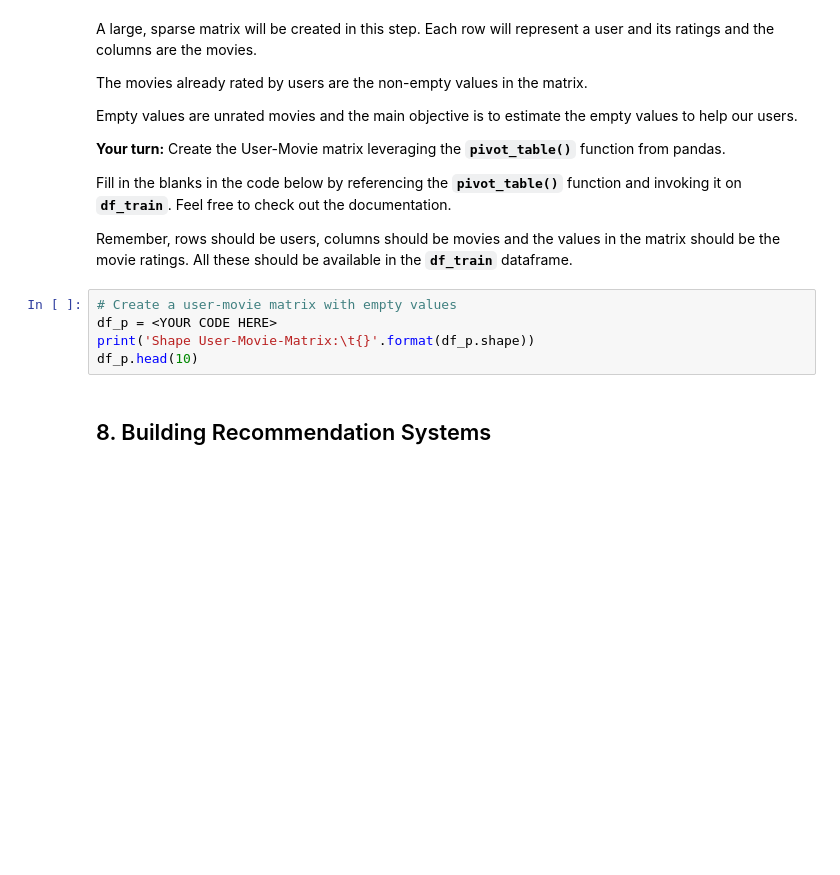
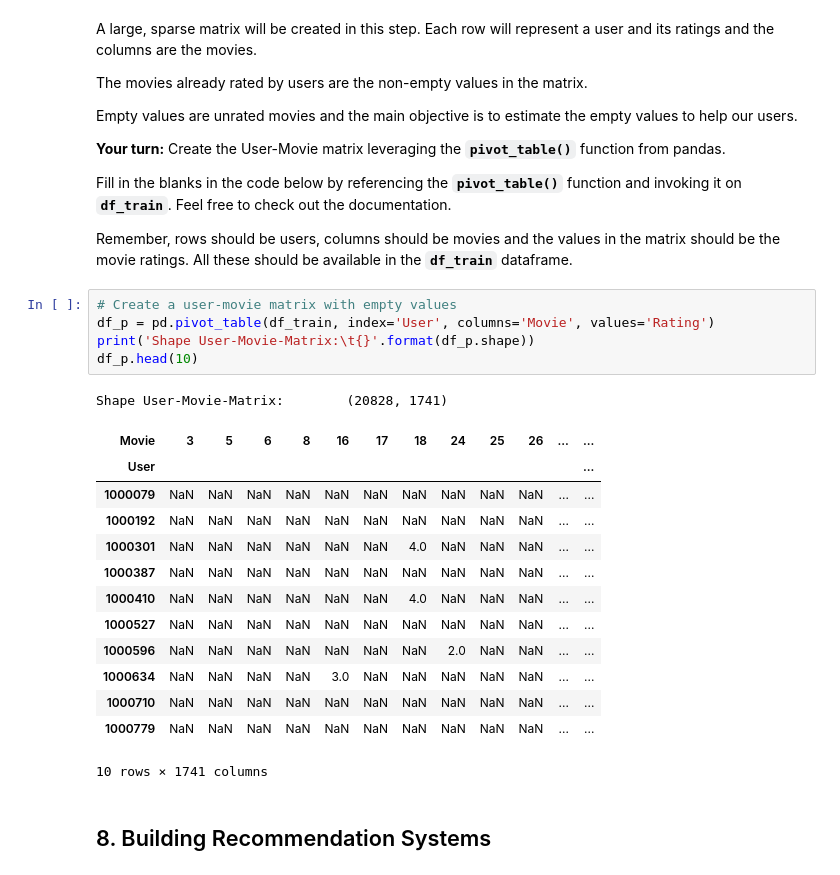
Before and after one commit to Scott-Gibson-Coding/Springboard-Mini-Projects, a Jupyter notebook: Mini-Projects/mec-17.4.1-recommendation-systems-mini-project/Mini_Project_Recommendation_Systems.ipynb, the cells around one changed output. Saved outputs shown, nothing was run; the diff lists cells and outputs as text; blank space fills up the shorter version.

```diff
--- a/Mini-Projects/mec-17.4.1-recommendation-systems-mini-project/Mini_Project_Recommendation_Systems.ipynb
+++ b/Mini-Projects/mec-17.4.1-recommendation-systems-mini-project/Mini_Project_Recommendation_Systems.ipynb
@@ -289,9 +342,24 @@ Fill in the blanks in the code below by referencing the __`pivot_table()`__ func
 Remember, rows should be users, columns should be movies and the values in the matrix should be the movie ratings. All these should be available in the __`df_train`__ dataframe.
 # %%
 # Create a user-movie matrix with empty values
-df_p = <YOUR CODE HERE>
+df_p = pd.pivot_table(df_train, index='User', columns='Movie', values='Rating')
 print('Shape User-Movie-Matrix:\t{}'.format(df_p.shape))
 df_p.head(10)
+# %% [output]
+Shape User-Movie-Matrix:        (20828, 1741)
+| Movie | 3 | 5 | 6 | 8 | 16 | 17 | 18 | 24 | 25 | 26 | ... | ... |
+| User |  |  |  |  |  |  |  |  |  |  |  | ... |
+| 1000079 | NaN | NaN | NaN | NaN | NaN | NaN | NaN | NaN | NaN | NaN | ... | ... |
+| 1000192 | NaN | NaN | NaN | NaN | NaN | NaN | NaN | NaN | NaN | NaN | ... | ... |
+| 1000301 | NaN | NaN | NaN | NaN | NaN | NaN | 4.0 | NaN | NaN | NaN | ... | ... |
+| 1000387 | NaN | NaN | NaN | NaN | NaN | NaN | NaN | NaN | NaN | NaN | ... | ... |
+| 1000410 | NaN | NaN | NaN | NaN | NaN | NaN | 4.0 | NaN | NaN | NaN | ... | ... |
+| 1000527 | NaN | NaN | NaN | NaN | NaN | NaN | NaN | NaN | NaN | NaN | ... | ... |
+| 1000596 | NaN | NaN | NaN | NaN | NaN | NaN | NaN | 2.0 | NaN | NaN | ... | ... |
+| 1000634 | NaN | NaN | NaN | NaN | 3.0 | NaN | NaN | NaN | NaN | NaN | ... | ... |
+| 1000710 | NaN | NaN | NaN | NaN | NaN | NaN | NaN | NaN | NaN | NaN | ... | ... |
+| 1000779 | NaN | NaN | NaN | NaN | NaN | NaN | NaN | NaN | NaN | NaN | ... | ... |
+10 rows × 1741 columns
 # %% [markdown]
 ## 8. Building Recommendation Systems
 # %% [markdown]
```
Also changed, not shown: parts of 55 cells of this notebook.
